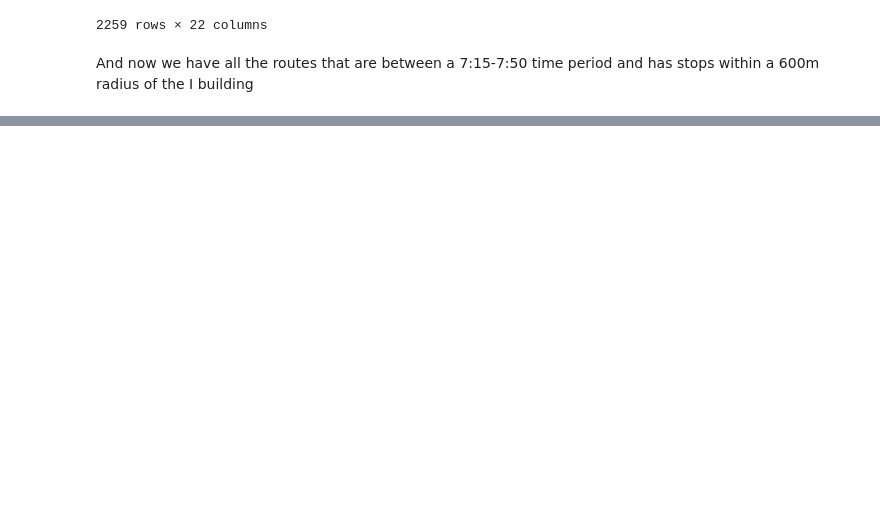
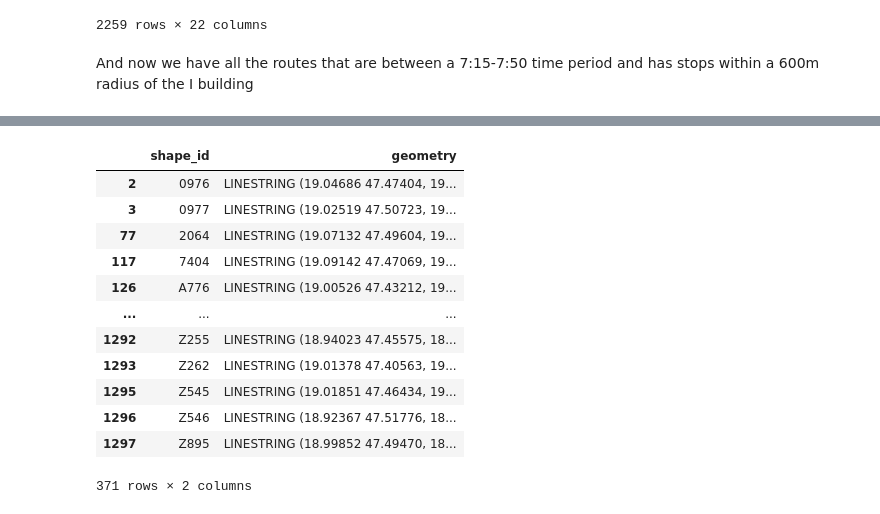
Before and after one commit to BGera89/Big_Data_Homework, a Jupyter notebook: final_submission.ipynb, the cells around one changed output, grey strips where cells are left out. Cells and saved outputs as stored; diff of their text form; code cells hidden in the pictures; blank space fills up the shorter version.

```diff
--- a/final_submission.ipynb
+++ b/final_submission.ipynb
@@ -325,0 +336,7 @@ pathways_7_8.to_csv("path_ways_7_8.csv",index=False)
+# %%
+#making a df just for the data we need
+geometry_x=[]
+geometry_y=[]
+for i in pathways_7_8["geometry"]:
+    geometry_x.append(i.x)
+    geometry_y.append(i.y)
@@ -325,0 +466,19 @@ pathways_7_8.to_csv("path_ways_7_8.csv",index=False)
+# %%
+# now we filter the shapes with these strings so it only contains the routes
+# that intercept the stops
+shapes_intercept=shapes[shapes["geometry"].isin(points_with_linestr)]
+shapes_intercept
+# %% [output]
+|  | shape_id | geometry |
+| 2 | 0976 | LINESTRING (19.04686 47.47404, 19... |
+| 3 | 0977 | LINESTRING (19.02519 47.50723, 19... |
+| 77 | 2064 | LINESTRING (19.07132 47.49604, 19... |
+| 117 | 7404 | LINESTRING (19.09142 47.47069, 19... |
+| 126 | A776 | LINESTRING (19.00526 47.43212, 19... |
+| ... | ... | ... |
+| 1292 | Z255 | LINESTRING (18.94023 47.45575, 18... |
+| 1293 | Z262 | LINESTRING (19.01378 47.40563, 19... |
+| 1295 | Z545 | LINESTRING (19.01851 47.46434, 19... |
+| 1296 | Z546 | LINESTRING (18.92367 47.51776, 18... |
+| 1297 | Z895 | LINESTRING (18.99852 47.49470, 18... |
+371 rows × 2 columns
```
Also changed, not shown: parts of 15 cells of this notebook, 2 other files.
